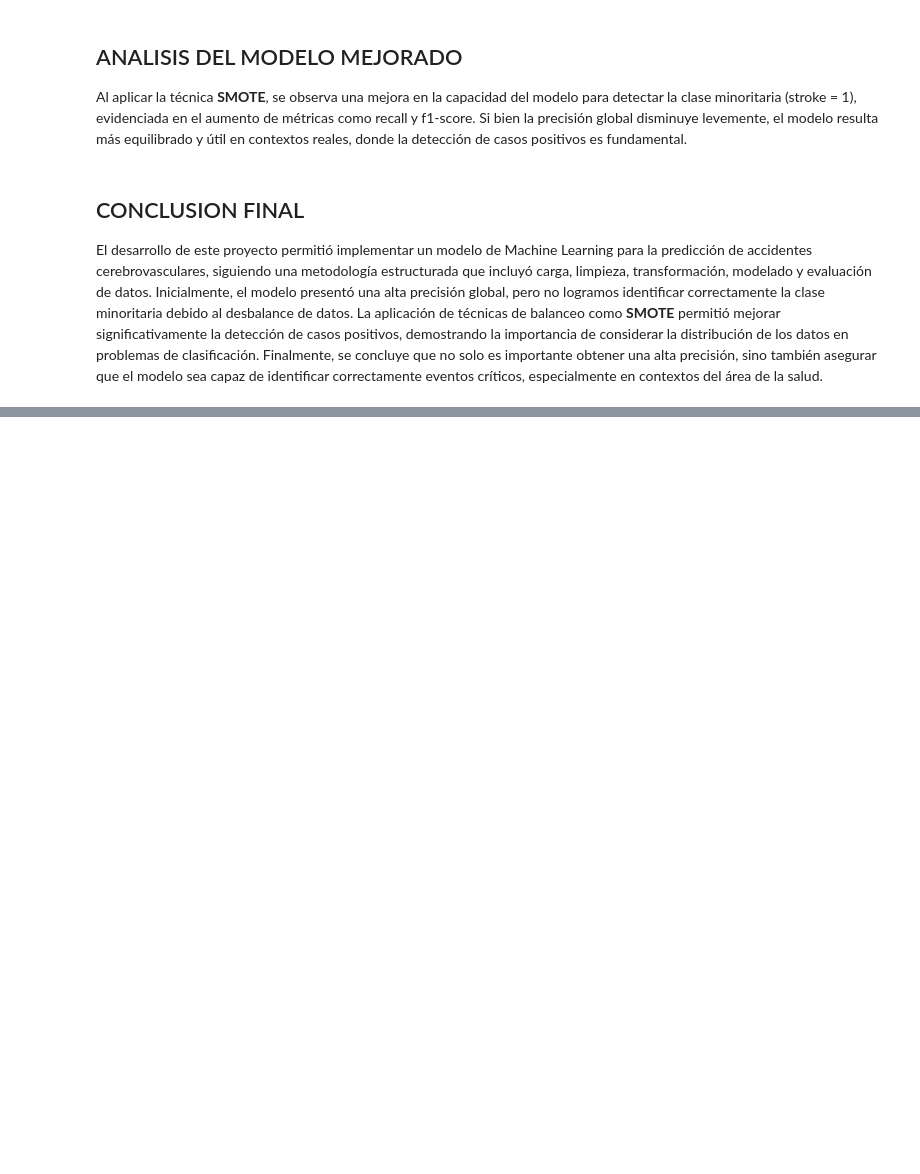
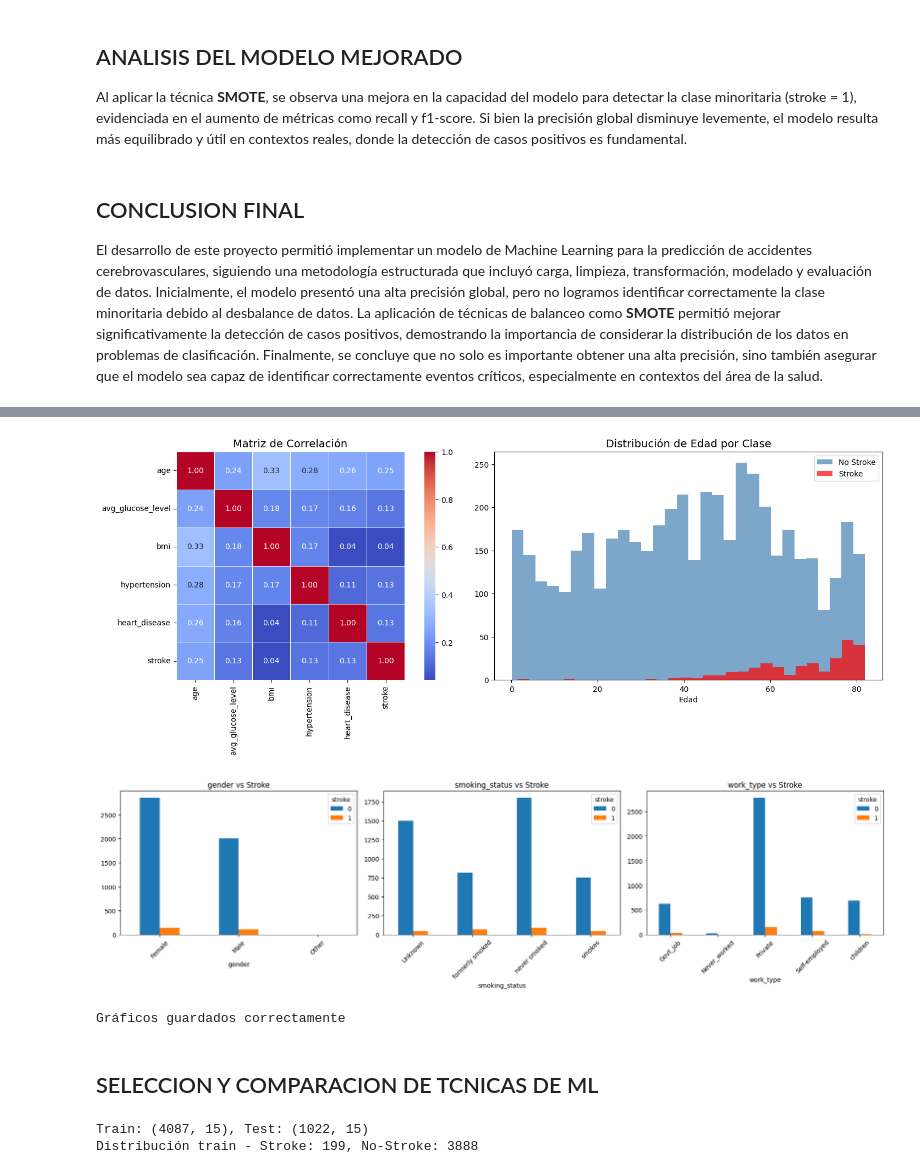
Before and after one commit to carlosrgv1975/acif104_s6_grupo04_Arganaraz_Gonzalez, a Jupyter notebook: acif104_s6_grupo04_Arganaraz_Gonzalez.ipynb, the cells around one changed output, grey strips where cells are left out. Drawn from its saved outputs; the diff is of its cells as text; code cells hidden in the pictures; blank space fills up the shorter version.

```diff
--- a/acif104_s6_grupo04_Arganaraz_Gonzalez.ipynb
+++ b/acif104_s6_grupo04_Arganaraz_Gonzalez.ipynb
@@ -336,0 +413,68 @@ Finalmente, se concluye que no solo es importante obtener una alta precisión, s
+# %%
+# 3. MATRIZ DE CORRELACIÓN Y VARIABLES CATEGÓRICAS
+
+fig, axes = plt.subplots(1, 2, figsize=(16, 6))
+
+# Matriz de correlación
+df_num = df[['age', 'avg_glucose_level', 'bmi', 'hypertension', 'heart_disease', 'stroke']].copy()
+corr_matrix = df_num.corr()
+sns.heatmap(corr_matrix, annot=True, fmt='.2f', cmap='coolwarm',
+            ax=axes[0], square=True, linewidths=0.5)
+axes[0].set_title('Matriz de Correlación', fontsize=14)
+
+# Distribución de stroke por edad
+axes[1].hist(df[df['stroke']==0]['age'], bins=30, alpha=0.7, label='No Stroke', color='steelblue')
+axes[1].hist(df[df['stroke']==1]['age'], bins=30, alpha=0.7, label='Stroke', color='red')
+axes[1].set_title('Distribución de Edad por Clase', fontsize=14)
+axes[1].set_xlabel('Edad')
+axes[1].legend()
+
+plt.tight_layout()
+plt.savefig('eda_correlacion.png', dpi=150, bbox_inches='tight')
+plt.show()
+
+# Variables categóricas vs stroke
+fig, axes = plt.subplots(1, 3, figsize=(18, 5))
+for ax, col in zip(axes, ['gender', 'smoking_status', 'work_type']):
+    df.groupby([col, 'stroke']).size().unstack().plot(kind='bar', ax=ax)
+    ax.set_title(f'{col} vs Stroke')
+    ax.set_xlabel(col)
+    ax.tick_params(axis='x', rotation=45)
+
+plt.tight_layout()
+plt.savefig('eda_categoricas.png', dpi=150, bbox_inches='tight')
+plt.show()
+print("Gráficos guardados correctamente")
+# %% [output]
+[figure, added]
+[figure, added]
+Gráficos guardados correctamente
+# %% [markdown]
+## SELECCION Y COMPARACION DE TCNICAS DE ML
+# %%
+# PREPARACION DE DATOS (base para todos los modelos)
+from sklearn.model_selection import train_test_split
+from sklearn.preprocessing import StandardScaler
+
+# Recargar y preprocesar datos
+df2 = pd.read_csv('data/healthcare-dataset-stroke-data.csv')
+df2['bmi'].fillna(df2['bmi'].mean(), inplace=True)
+df2 = df2[df2['gender'] != 'Other']  # Eliminar registro atípico
+df2 = pd.get_dummies(df2, columns=['gender','ever_married','work_type','Residence_type','smoking_status'], drop_first=True)
+df2 = df2.drop('id', axis=1)
+
+X = df2.drop('stroke', axis=1)
+y = df2['stroke']
+
+X_train, X_test, y_train, y_test = train_test_split(X, y, test_size=0.2, random_state=42, stratify=y)
+
+# Escalar para modelos que lo requieren
+scaler = StandardScaler()
+X_train_sc = scaler.fit_transform(X_train)
+X_test_sc = scaler.transform(X_test)
+
+print(f"Train: {X_train.shape}, Test: {X_test.shape}")
+print(f"Distribución train - Stroke: {y_train.sum()}, No-Stroke: {(y_train==0).sum()}")
+# %% [output]
+Train: (4087, 15), Test: (1022, 15)
+Distribución train - Stroke: 199, No-Stroke: 3888
```
Also changed, not shown: parts of 8 cells of this notebook.
